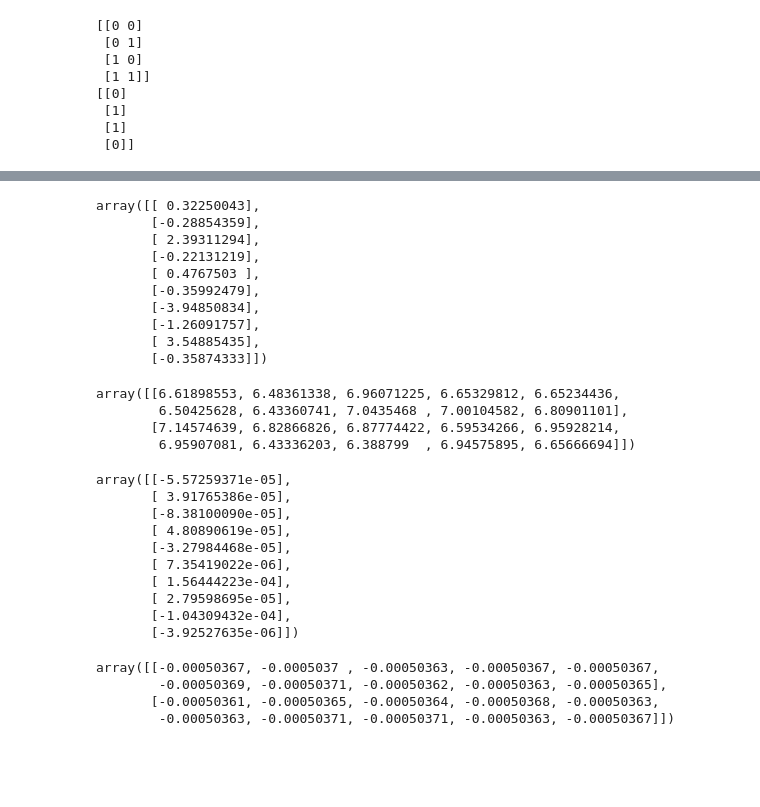
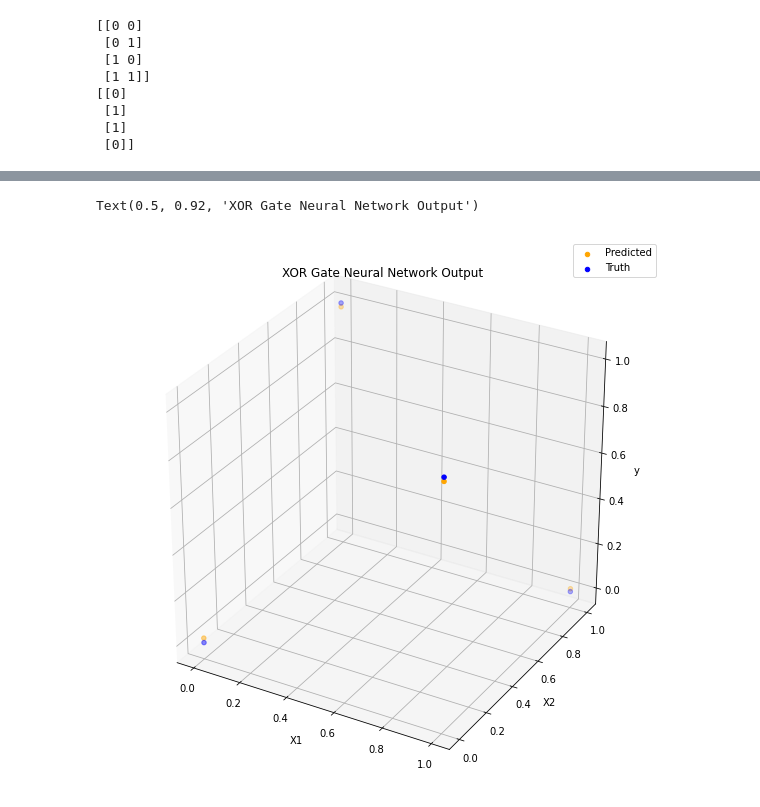
Before and after one commit to egagli/amath563, a Jupyter notebook: labs/1/Lab1.ipynb, the cells around one changed output, grey strips where cells are left out. Saved outputs shown, nothing was run; the diff lists cells and outputs as text; code cells hidden in the pictures; blank space fills up the shorter version.

```diff
--- a/labs/1/Lab1.ipynb
+++ b/labs/1/Lab1.ipynb
@@ -444,40 +450,14 @@ ax.plot(all_loss)
-# %%
-W2
-# %% [output]
-array([[ 0.32250043],
-       [-0.28854359],
-       [ 2.39311294],
-       [-0.22131219],
-       [ 0.4767503 ],
-       [-0.35992479],
-       [-3.94850834],
-       [-1.26091757],
-       [ 3.54885435],
-       [-0.35874333]])
-# %%
-W1
-# %% [output]
-array([[6.61898553, 6.48361338, 6.96071225, 6.65329812, 6.65234436,
-        6.50425628, 6.43360741, 7.0435468 , 7.00104582, 6.80901101],
-       [7.14574639, 6.82866826, 6.87774422, 6.59534266, 6.95928214,
-        6.95907081, 6.43336203, 6.388799  , 6.94575895, 6.65666694]])
-# %%
-dJbyW2
-# %% [output]
-array([[-5.57259371e-05],
-       [ 3.91765386e-05],
-       [-8.38100090e-05],
-       [ 4.80890619e-05],
-       [-3.27984468e-05],
-       [ 7.35419022e-06],
-       [ 1.56444223e-04],
-       [ 2.79598695e-05],
-       [-1.04309432e-04],
-       [-3.92527635e-06]])
-# %%
-dJbyW1
-# %% [output]
-array([[-0.00050367, -0.0005037 , -0.00050363, -0.00050367, -0.00050367,
-        -0.00050369, -0.00050371, -0.00050362, -0.00050363, -0.00050365],
-       [-0.00050361, -0.00050365, -0.00050364, -0.00050368, -0.00050363,
-        -0.00050363, -0.00050371, -0.00050371, -0.00050363, -0.00050367]])
+# %%
+from mpl_toolkits.mplot3d import Axes3D
+fig = plt.figure(figsize=(10,10))
+ax = fig.add_subplot(111, projection='3d')
+ax.scatter(X[:,0],X[:,1],y,c='orange',label='Predicted')
+ax.scatter(X[:,0],X[:,1],targets,c='blue',label='Truth')
+ax.set_xlabel('X1')
+ax.set_ylabel('X2')
+ax.set_zlabel('y')
+ax.legend()
+ax.set_title('XOR Gate Neural Network Output')
+# %% [output]
+Text(0.5, 0.92, 'XOR Gate Neural Network Output')
+[figure, added]
```
Also changed, not shown: parts of 5 cells of this notebook.
